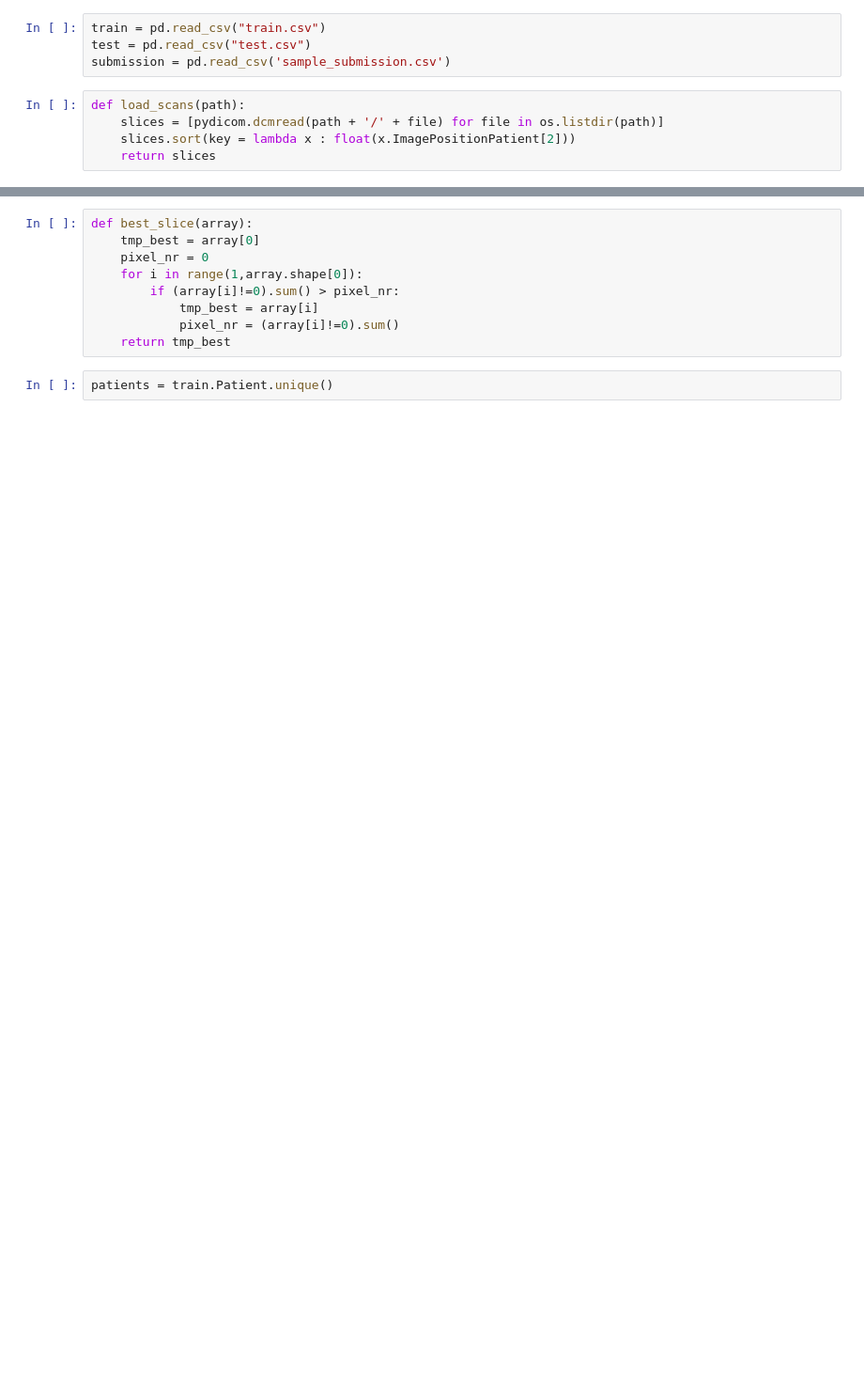
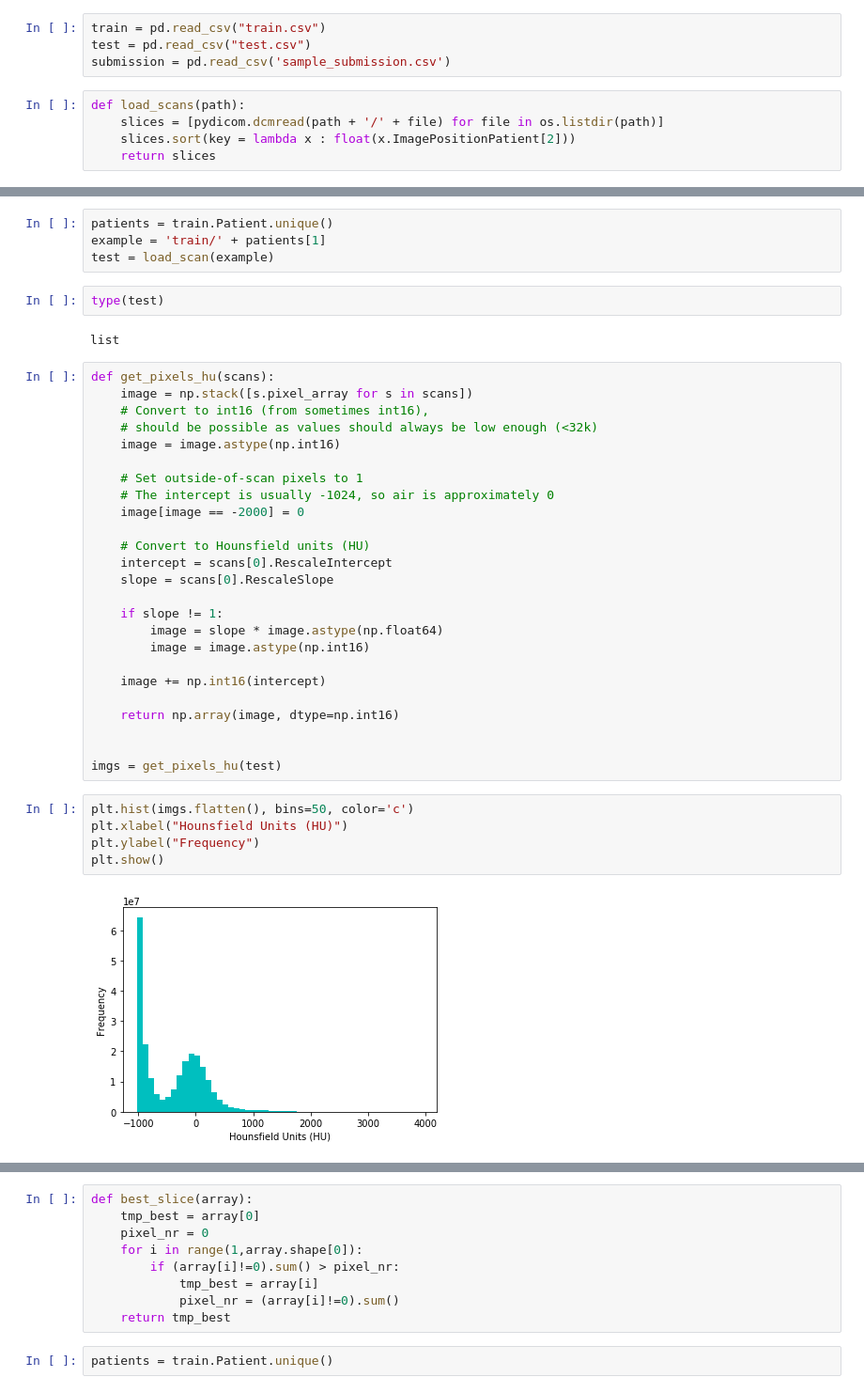
Before and after one commit to EdMDias/OSIC_kaggle_project, a Jupyter notebook: largest_slice_of_lung.ipynb, the cells around one changed output, grey strips where cells are left out. Shown at 94% size. Cells and saved outputs as stored; diff of their text form; blank space fills up the shorter version.

```diff
--- a/largest_slice_of_lung.ipynb
+++ b/largest_slice_of_lung.ipynb
@@ -42,0 +39,40 @@ def lung_slices_pic(slices):
+# %%
+patients = train.Patient.unique()
+example = 'train/' + patients[1]
+test = load_scan(example)
+# %%
+type(test)
+# %% [output]
+list
+# %%
+def get_pixels_hu(scans):
+    image = np.stack([s.pixel_array for s in scans])
+    # Convert to int16 (from sometimes int16),
+    # should be possible as values should always be low enough (<32k)
+    image = image.astype(np.int16)
+
+    # Set outside-of-scan pixels to 1
+    # The intercept is usually -1024, so air is approximately 0
+    image[image == -2000] = 0
+
+    # Convert to Hounsfield units (HU)
+    intercept = scans[0].RescaleIntercept
+    slope = scans[0].RescaleSlope
+
+    if slope != 1:
+        image = slope * image.astype(np.float64)
+        image = image.astype(np.int16)
+
+    image += np.int16(intercept)
+
+    return np.array(image, dtype=np.int16)
+
+
+imgs = get_pixels_hu(test)
+# %%
+plt.hist(imgs.flatten(), bins=50, color='c')
+plt.xlabel("Hounsfield Units (HU)")
+plt.ylabel("Frequency")
+plt.show()
+# %% [output]
+[figure, added]
```
Also changed, not shown: parts of 31 cells of this notebook.
